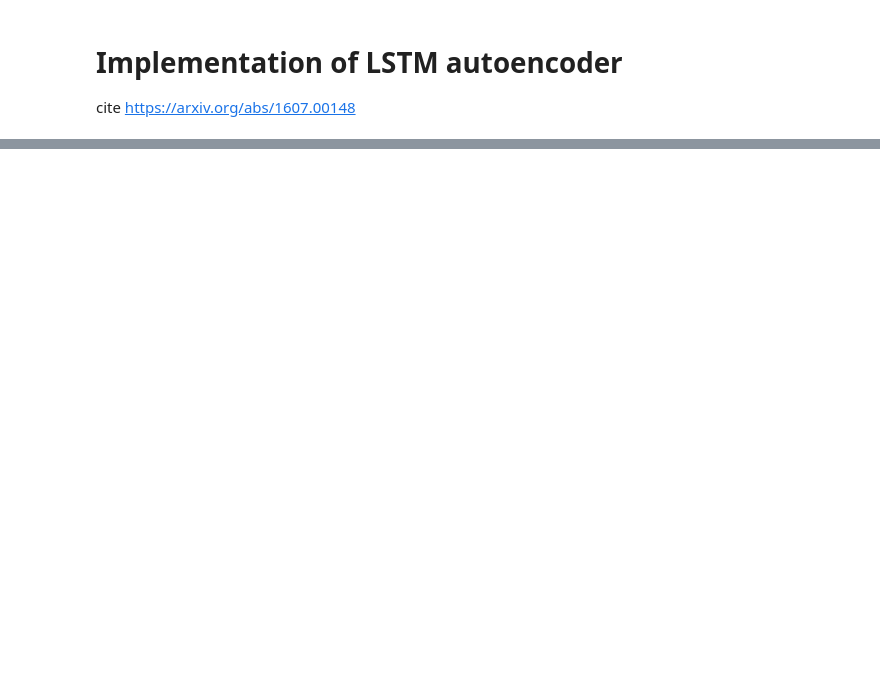
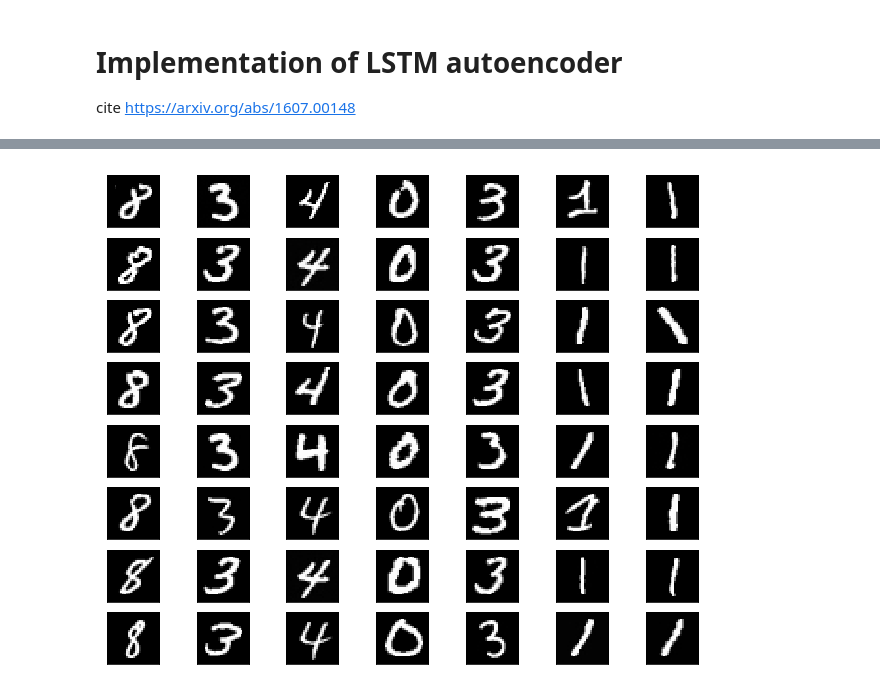
Before and after one commit to zc8340311/playground, a Jupyter notebook: LSTM-autoencoder.ipynb, the cells around one changed output, grey strips where cells are left out. Saved outputs shown, nothing was run; the diff lists cells and outputs as text; code cells hidden in the pictures; blank space fills up the shorter version.

```diff
--- a/LSTM-autoencoder.ipynb
+++ b/LSTM-autoencoder.ipynb
@@ -13,8 +82,9 @@ class lstm_autoencoder(object):
 # %%
-from tensorflow.contrib import rnn
+
+print pic_seqs.shape
 
 num = 8
-time_step = 20
+time_step = 7
 input_dim = 784
 hidden_dim = 400
 batch_size = num
@@ -28,8 +98,6 @@ with tf.Graph().as_default():
         en_out_list = []
         de_out_list = []
         init_max_value = np.sqrt(6. / (hidden_dim + input_dim))
-        print init_max_value
-        print type(hidden_dim),type(input_dim)
         W = tf.Variable(tf.random_uniform([hidden_dim,input_dim],
                                          minval = np.negative(init_max_value),maxval = init_max_value,
                                           seed=20))
@@ -45,8 +113,14 @@ with tf.Graph().as_default():
             de_out_list.append(out)
         de_out_list = de_out_list[::-1]
         de_out_list = map(lambda x: tf.matmul(x,W)+b,de_out_list)
-        print tf.stack(de_out_list).shape
         dec_outputs = tf.transpose(tf.stack(de_out_list),[1,2,0])
-        print dec_outputs.shape
         cost = tf.reduce_mean(tf.square(input_x-dec_outputs))
+        trainer = tf.train.AdamOptimizer().minimize(cost)
+        sess.run(tf.global_variables_initializer())
+        for i in xrange(400):
+            sess.run(trainer,feed_dict={input_x:pic_seqs})
+            if i % 20 == 0:
+                print "itertation:",i," cost:",sess.run(cost,feed_dict={input_x:pic_seqs})
+        recon = sess.run(dec_outputs,feed_dict={input_x:pic_seqs})
+        print recon.shape
 # %% [output]
@@ -56,0 +144,11 @@ with tf.Graph().as_default():
+# %%
+fig,ax = plt.subplots(ncols=7,nrows=8)
+for i in range(8):
+    for j in range(7):
+        ax[i][j].imshow(recon[i,:,j].reshape(28,28),cmap='gray')
+        ax[i][j].axes.get_yaxis().set_visible(False)
+        ax[i][j].axes.get_xaxis().set_visible(False)
+fig.set_size_inches(11,9)
+plt.show()
+# %% [output]
+[figure, added]
```
Also changed, not shown: parts of 6 cells of this notebook, 2 other files.
